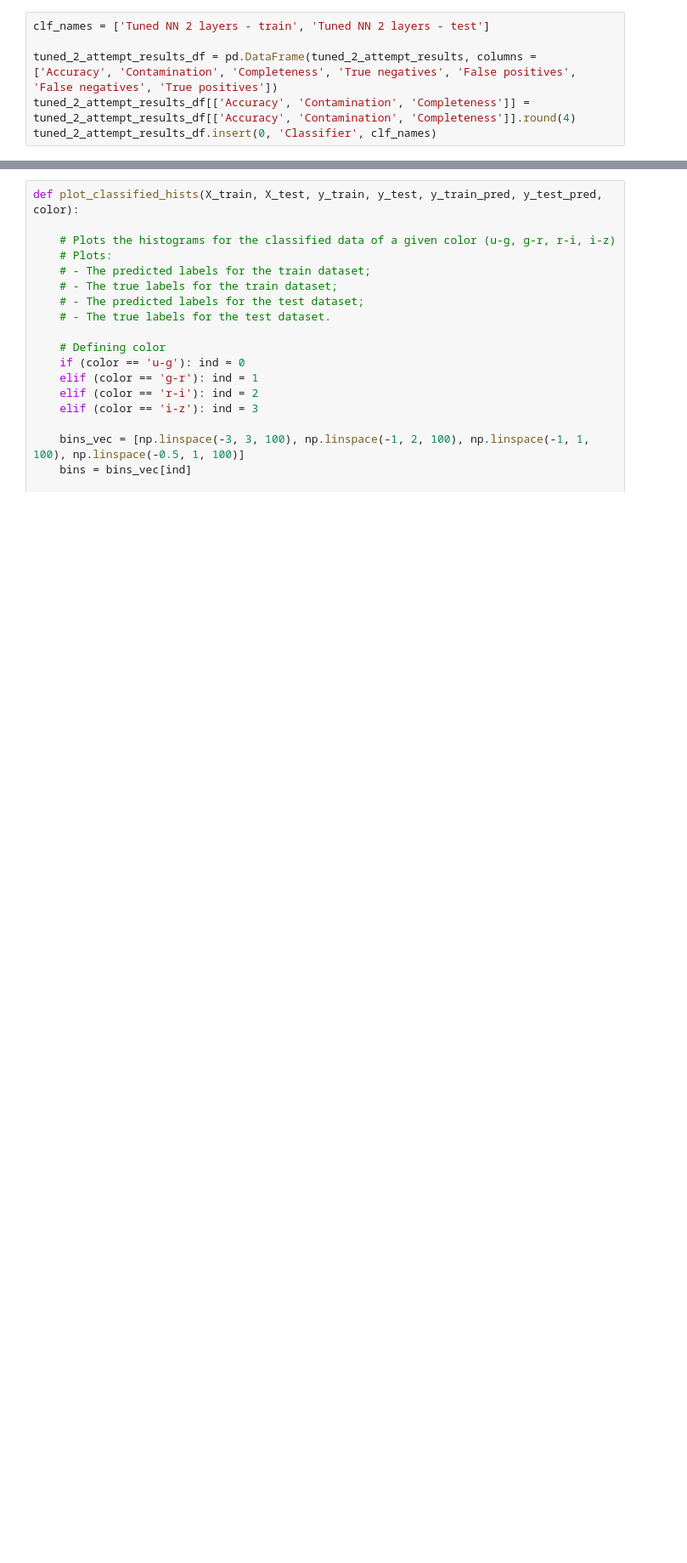
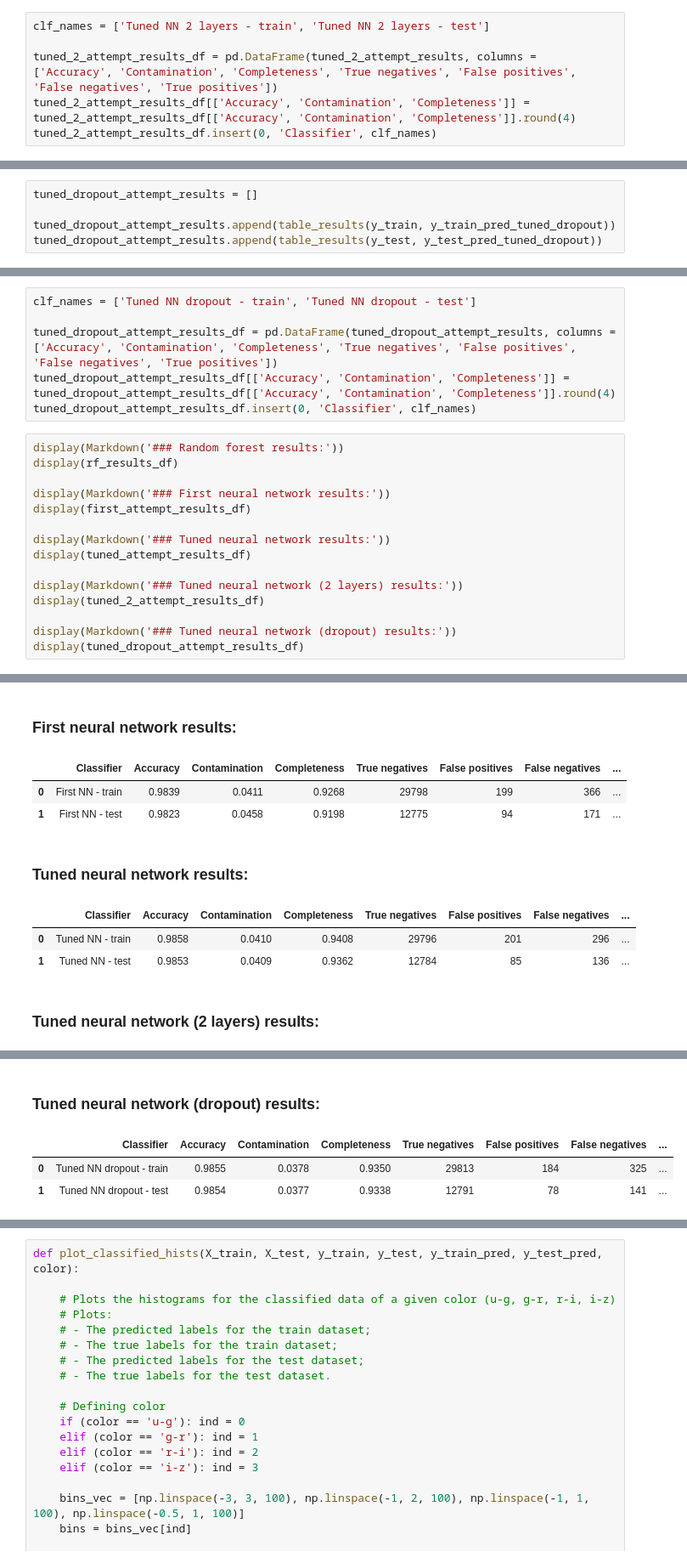
Before and after one commit to Alice-Palladino/astrostatistics_bicocca_2024, a Jupyter notebook: working/L22 - Galaxies vs quasars with neural networks.ipynb, the cells around one changed output, grey strips where cells are left out. Shown: that part at 85% size. Drawn from its saved outputs; the diff is of its cells as text; blank space fills up the shorter version.

```diff
--- a/working/L22 - Galaxies vs quasars with neural networks.ipynb
+++ b/working/L22 - Galaxies vs quasars with neural networks.ipynb
@@ -801,0 +965,5 @@ Let's see the results for the best neural network:
+# %%
+tuned_dropout_attempt_results = []
+
+tuned_dropout_attempt_results.append(table_results(y_train, y_train_pred_tuned_dropout))
+tuned_dropout_attempt_results.append(table_results(y_test, y_test_pred_tuned_dropout))
@@ -801,0 +1008,22 @@ Let's see the results for the best neural network:
+# %%
+clf_names = ['Tuned NN dropout - train', 'Tuned NN dropout - test']
+
+tuned_dropout_attempt_results_df = pd.DataFrame(tuned_dropout_attempt_results, columns = ['Accuracy', 'Contamination', 'Completeness', 'True negatives', 'False positives', 'False negatives', 'True positives'])
+tuned_dropout_attempt_results_df[['Accuracy', 'Contamination', 'Completeness']] = tuned_dropout_attempt_results_df[['Accuracy', 'Contamination', 'Completeness']].round(4)
+tuned_dropout_attempt_results_df.insert(0, 'Classifier', clf_names)
+# %%
+display(Markdown('### Random forest results:'))
+display(rf_results_df)
+
+display(Markdown('### First neural network results:'))
+display(first_attempt_results_df)
+
+display(Markdown('### Tuned neural network results:'))
+display(tuned_attempt_results_df)
+
+display(Markdown('### Tuned neural network (2 layers) results:'))
+display(tuned_2_attempt_results_df)
+
+display(Markdown('### Tuned neural network (dropout) results:'))
+display(tuned_dropout_attempt_results_df)
+# %% [output]
@@ -801,0 +1034,9 @@ Let's see the results for the best neural network:
+### First neural network results:
+|  | Classifier | Accuracy | Contamination | Completeness | True negatives | False positives | False negatives | ... |
+| 0 | First NN - train | 0.9839 | 0.0411 | 0.9268 | 29798 | 199 | 366 | ... |
+| 1 | First NN - test | 0.9823 | 0.0458 | 0.9198 | 12775 | 94 | 171 | ... |
+### Tuned neural network results:
+|  | Classifier | Accuracy | Contamination | Completeness | True negatives | False positives | False negatives | ... |
+| 0 | Tuned NN - train | 0.9858 | 0.0410 | 0.9408 | 29796 | 201 | 296 | ... |
+| 1 | Tuned NN - test | 0.9853 | 0.0409 | 0.9362 | 12784 | 85 | 136 | ... |
+### Tuned neural network (2 layers) results:
@@ -801,0 +1046,4 @@ Let's see the results for the best neural network:
+### Tuned neural network (dropout) results:
+|  | Classifier | Accuracy | Contamination | Completeness | True negatives | False positives | False negatives | ... |
+| 0 | Tuned NN dropout - train | 0.9855 | 0.0378 | 0.9350 | 29813 | 184 | 325 | ... |
+| 1 | Tuned NN dropout - test | 0.9854 | 0.0377 | 0.9338 | 12791 | 78 | 141 | ... |
```
Also changed, not shown: parts of 21 cells of this notebook.
